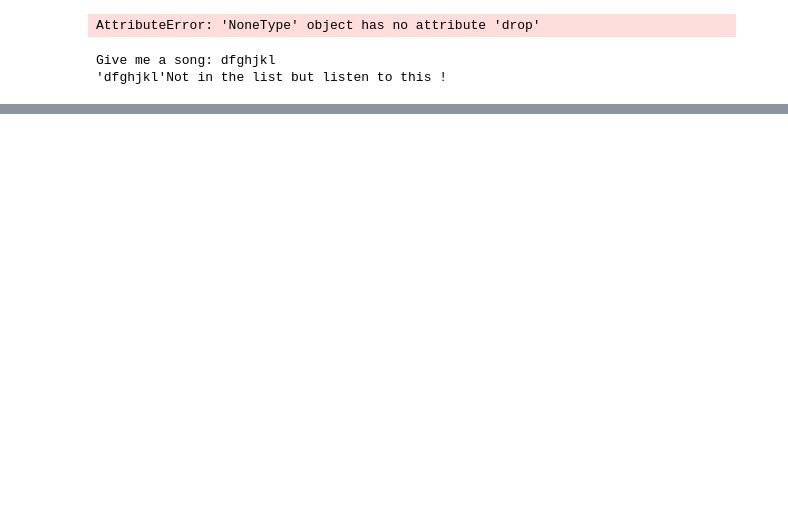
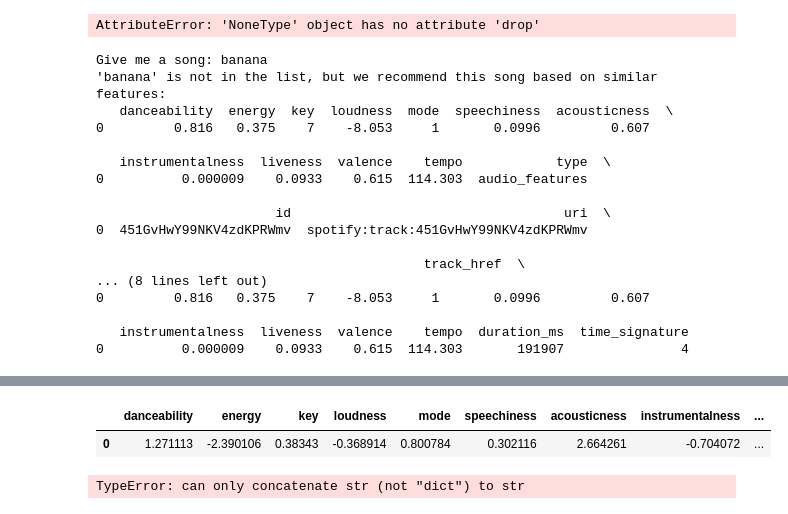
Before and after one commit to nb3105/LABS_IRONHACK_NICOLAS_BENS, a Jupyter notebook: Week 4/SPOTIFY/SPOTIFY FINAL.ipynb, the cells around one changed output, grey strips where cells are left out. Cells and saved outputs as stored; diff of their text form; code cells hidden in the pictures; blank space fills up the shorter version.

```diff
--- a/Week 4/SPOTIFY/SPOTIFY FINAL.ipynb
+++ b/Week 4/SPOTIFY/SPOTIFY FINAL.ipynb
@@ -15,6 +18,6 @@ from spotipy.oauth2 import SpotifyClientCredentials
 # %%
 dff = pd.read_csv("out.csv")
-df_features = pd.DataFrame(dff[['danceability', 'energy', 'key', 'loudness', 'mode', 'speechiness', 'acousticness', 'instrumentalness', 'liveness', 'valence', 'tempo']])
+df_features = pd.DataFrame(dff[['danceability', 'energy', 'key', 'loudness', 'mode', 'speechiness', 'acousticness', 'instrumentalness', 'liveness', 'valence', 'tempo', "duration_ms", "time_signature"]])
 df_features
 # %% [output]
 |  | danceability | energy | key | loudness | mode | speechiness | acousticness | instrumentalness | ... |
@@ -241,23 +239,45 @@ if (user_input_lower in top_100['Title'].str.lower().values or len(matches)!=0):
     elif (user_input_yes_no=="no"):
         print ("Next time :)")
 else:
-    print(f"'{user_input}'Not in the list but listen to this !")
+    print(f"'{user_input}' is not in the list, but we recommend this song based on similar features: ")
+
+
+    user_song_df = pd.DataFrame(audio_list)
+    user_song_df = user_song_df.drop(["duration_ms", "time_signature"], inplace=True, axis=1)
     results_for_users= sp.search (q=user_input)
     track_id= results_for_users ["tracks"]["items"][0]["id"]
-    results_for_users = sp.search (q = random_value)
-    track_id = results_for_users ["tracks"]["items"][0]["id"]
-    display(play_song (track_id))
-
-
-
     audio_list=[]
     audio_list.append(sp.audio_features(track_id)[0])
     audio_list
-
     user_song_df = pd.DataFrame(audio_list)
 
+    print(user_song_df)
 
     user_song_df= user_song_df.drop(["analysis_url", "id", "track_href", "type", "uri"], axis=1)
+
+    print(user_song_df)
+
+    features_user_scaled = scaler.transform(user_song_df)
+    features_user_scaled_df = pd.DataFrame(features_user_scaled, columns = user_song_df.columns)
+    display(features_user_scaled_df)
+
+    results_for_users = sp.search (q = audio_list)
+    display(play_song (results_for_users))
 # %% [output]
-Give me a song: dfghjkl
-'dfghjkl'Not in the list but listen to this !
+Give me a song: banana
+'banana' is not in the list, but we recommend this song based on similar features:
+   danceability  energy  key  loudness  mode  speechiness  acousticness  \
+0         0.816   0.375    7    -8.053     1       0.0996         0.607
+
+   instrumentalness  liveness  valence    tempo            type  \
+0          0.000009    0.0933    0.615  114.303  audio_features
+
+                       id                                   uri  \
+0  451GvHwY99NKV4zdKPRWmv  spotify:track:451GvHwY99NKV4zdKPRWmv
+
+                                          track_href  \
+... (8 lines left out)
+0         0.816   0.375    7    -8.053     1       0.0996         0.607
+
+   instrumentalness  liveness  valence    tempo  duration_ms  time_signature
+0          0.000009    0.0933    0.615  114.303       191907               4
@@ -264,0 +284,3 @@ Give me a song: dfghjkl
+|  | danceability | energy | key | loudness | mode | speechiness | acousticness | instrumentalness | ... |
+| 0 | 1.271113 | -2.390106 | 0.38343 | -0.368914 | 0.800784 | 0.302116 | 2.664261 | -0.704072 | ... |
+TypeError: can only concatenate str (not "dict") to str
```
Also changed, not shown: parts of 12 cells of this notebook, 4 other files.
